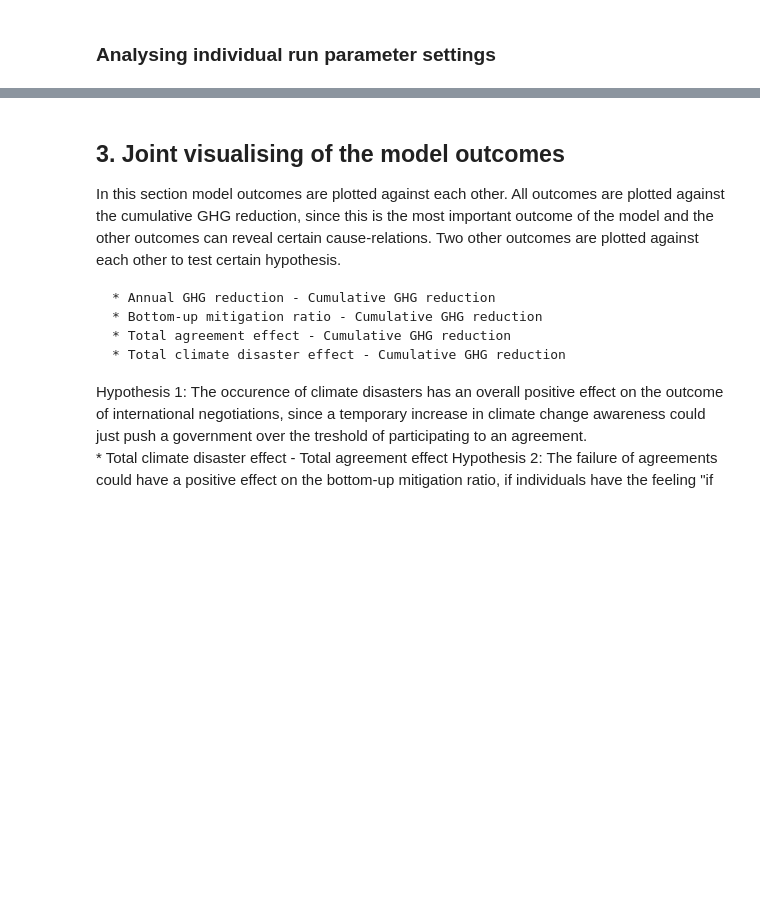
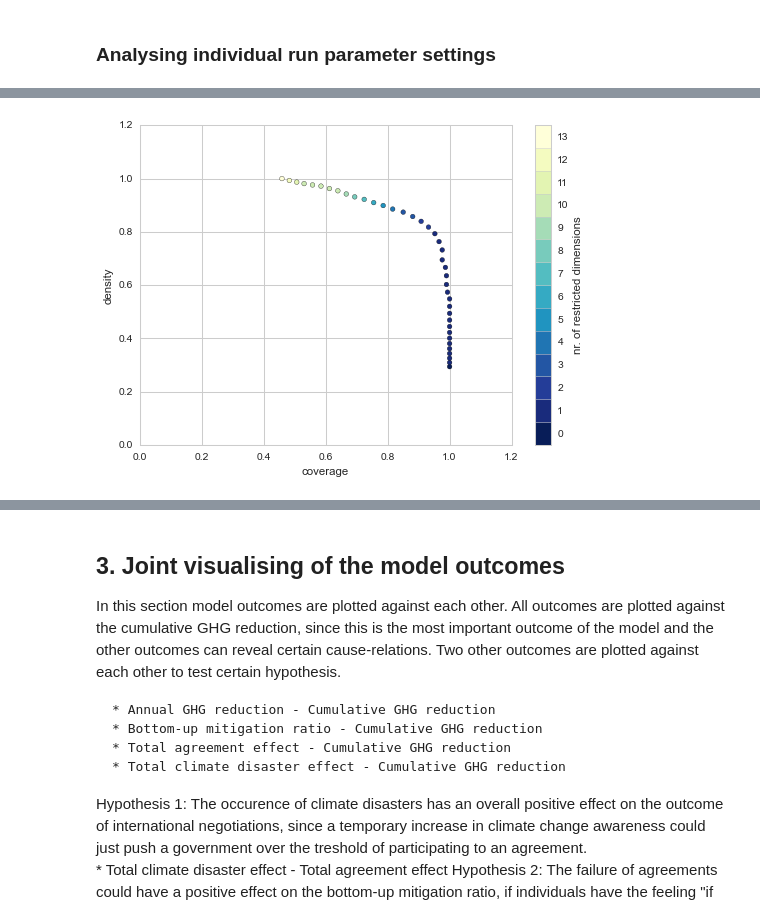
Before and after one commit to sgreeven/msc_thesis_work, a Jupyter notebook: src/Main Analysis.ipynb, the cells around one changed output, grey strips where cells are left out. Cells and saved outputs as stored; diff of their text form; code cells hidden in the pictures; blank space fills up the shorter version.

```diff
--- a/src/Main Analysis.ipynb
+++ b/src/Main Analysis.ipynb
@@ -121,0 +188,5 @@ plt.show()
+# %%
+box1.show_tradeoff()
+plt.show()
+# %% [output]
+[figure, added]
```
Also changed, not shown: parts of 11 cells of this notebook, 2 other files.
